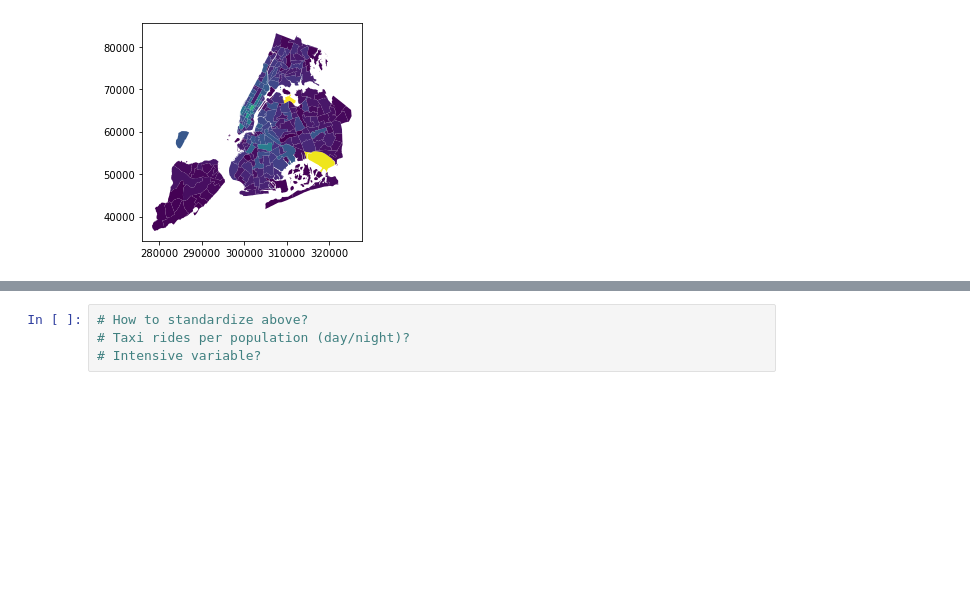
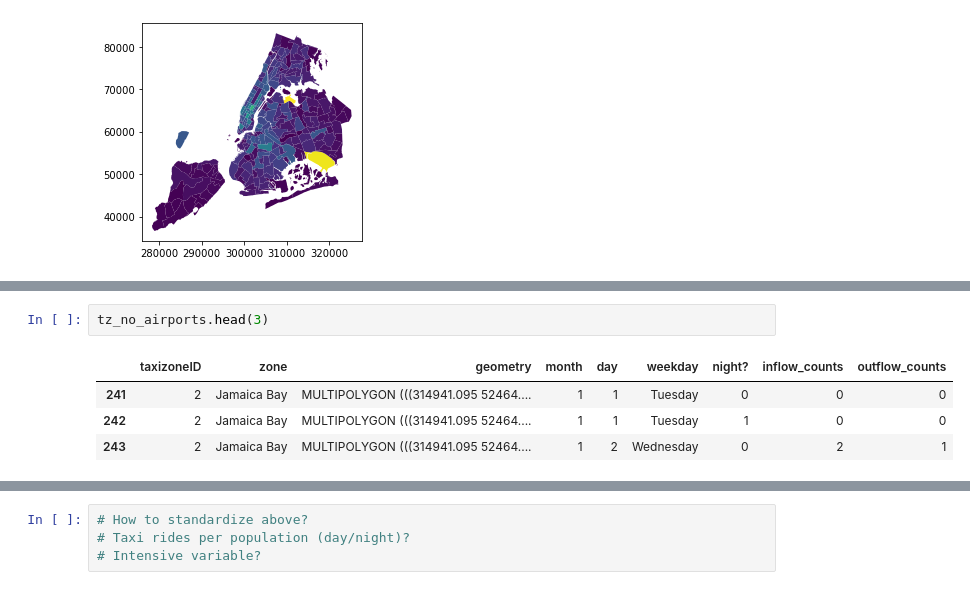
Before and after one commit to nlicalzi/mapping_nighttime_mobility, a Jupyter notebook: notebooks/taxi_zone_disaggregation.ipynb, the cells around one changed output, grey strips where cells are left out. Drawn from its saved outputs; the diff is of its cells as text; blank space fills up the shorter version.

```diff
--- a/notebooks/taxi_zone_disaggregation.ipynb
+++ b/notebooks/taxi_zone_disaggregation.ipynb
@@ -120,0 +101,7 @@ estimates.head()
+# %%
+tz_no_airports.head(3)
+# %% [output]
+|  | taxizoneID | zone | geometry | month | day | weekday | night? | inflow_counts | outflow_counts |
+| 241 | 2 | Jamaica Bay | MULTIPOLYGON (((314941.095 52464.... | 1 | 1 | Tuesday | 0 | 0 | 0 |
+| 242 | 2 | Jamaica Bay | MULTIPOLYGON (((314941.095 52464.... | 1 | 1 | Tuesday | 1 | 0 | 0 |
+| 243 | 2 | Jamaica Bay | MULTIPOLYGON (((314941.095 52464.... | 1 | 2 | Wednesday | 0 | 2 | 1 |
```
Also changed, not shown: parts of 10 cells of this notebook.
